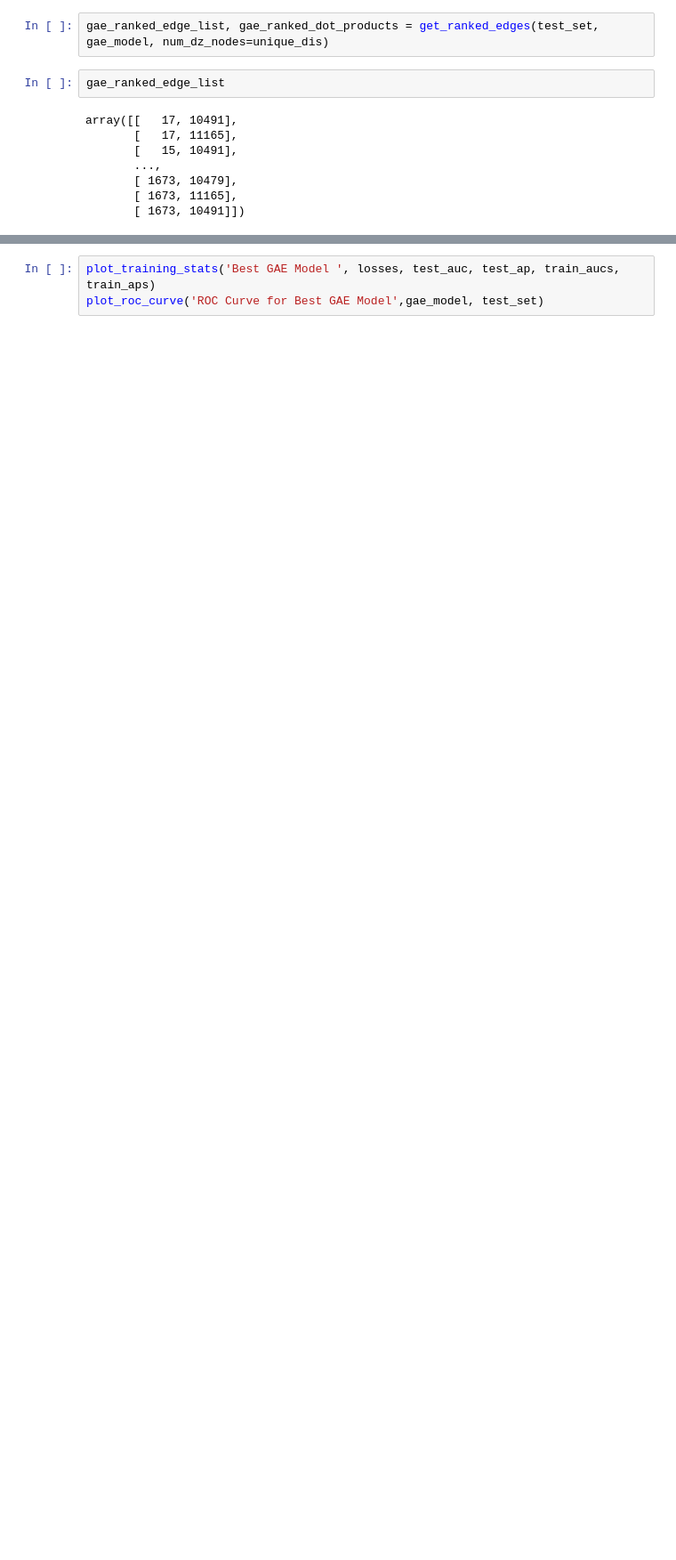
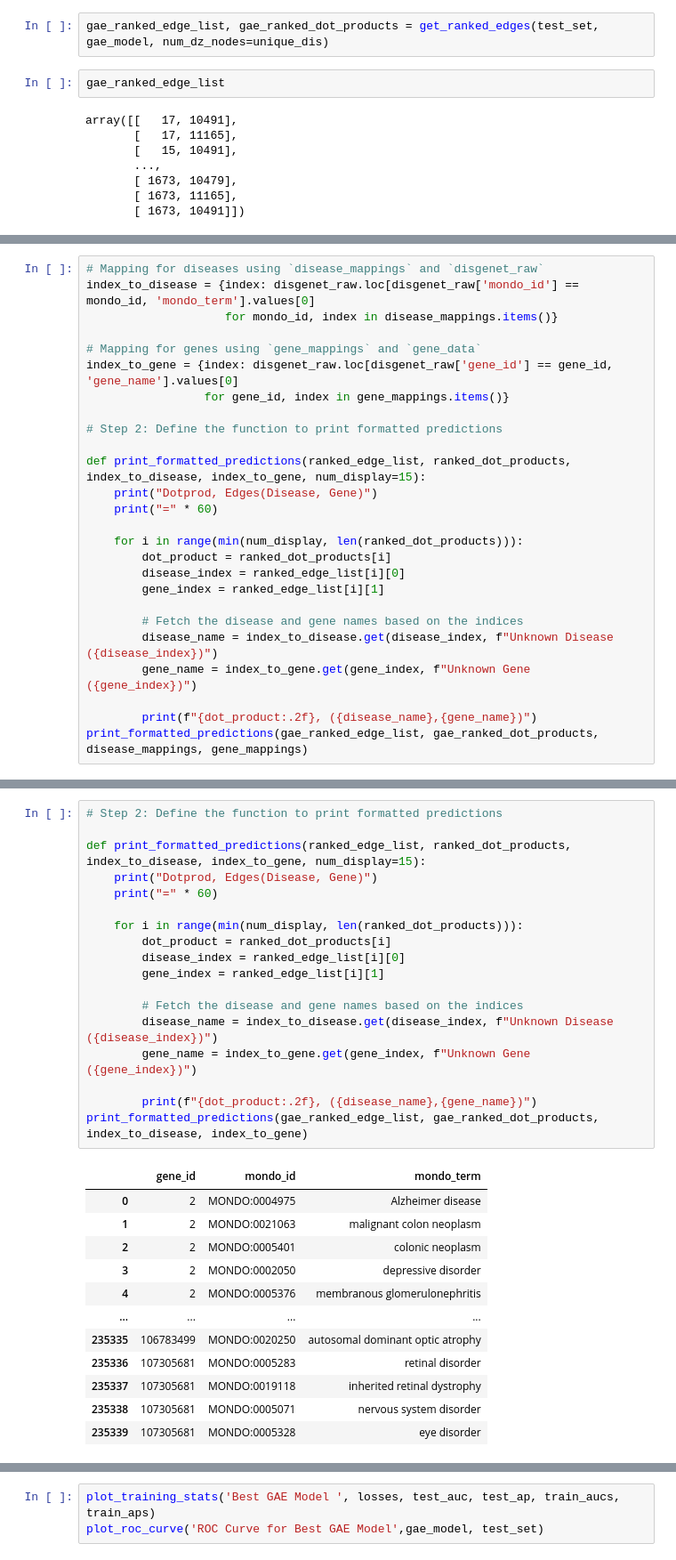
Before and after one commit to kay15vl/ReDrugGraph, a Jupyter notebook: scripts/gnn_implementation.ipynb, the cells around one changed output, grey strips where cells are left out. Shown at 89% size. Drawn from its saved outputs; the diff is of its cells as text; blank space fills up the shorter version.

Commit message:
Added section to get the dot product results. Trying to format results so it says the disease and the new connected gene to disease edges. Need to add gene name to the disgenet raw data frame.

```diff
--- a/scripts/gnn_implementation.ipynb
+++ b/scripts/gnn_implementation.ipynb
@@ -875,0 +881,26 @@ array([[   17, 10491],
+# %%
+# Mapping for diseases using `disease_mappings` and `disgenet_raw`
+index_to_disease = {index: disgenet_raw.loc[disgenet_raw['mondo_id'] == mondo_id, 'mondo_term'].values[0]
+                    for mondo_id, index in disease_mappings.items()}
+
+# Mapping for genes using `gene_mappings` and `gene_data`
+index_to_gene = {index: disgenet_raw.loc[disgenet_raw['gene_id'] == gene_id, 'gene_name'].values[0]
+                 for gene_id, index in gene_mappings.items()}
+
+# Step 2: Define the function to print formatted predictions
+
+def print_formatted_predictions(ranked_edge_list, ranked_dot_products, index_to_disease, index_to_gene, num_display=15):
+    print("Dotprod, Edges(Disease, Gene)")
+    print("=" * 60)
+
+    for i in range(min(num_display, len(ranked_dot_products))):
+        dot_product = ranked_dot_products[i]
+        disease_index = ranked_edge_list[i][0]
+        gene_index = ranked_edge_list[i][1]
+
+        # Fetch the disease and gene names based on the indices
+        disease_name = index_to_disease.get(disease_index, f"Unknown Disease ({disease_index})")
+        gene_name = index_to_gene.get(gene_index, f"Unknown Gene ({gene_index})")
+
+        print(f"{dot_product:.2f}, ({disease_name},{gene_name})")
+print_formatted_predictions(gae_ranked_edge_list, gae_ranked_dot_products, disease_mappings, gene_mappings)
@@ -875,0 +909,31 @@ array([[   17, 10491],
+# %%
+# Step 2: Define the function to print formatted predictions
+
+def print_formatted_predictions(ranked_edge_list, ranked_dot_products, index_to_disease, index_to_gene, num_display=15):
+    print("Dotprod, Edges(Disease, Gene)")
+    print("=" * 60)
+
+    for i in range(min(num_display, len(ranked_dot_products))):
+        dot_product = ranked_dot_products[i]
+        disease_index = ranked_edge_list[i][0]
+        gene_index = ranked_edge_list[i][1]
+
+        # Fetch the disease and gene names based on the indices
+        disease_name = index_to_disease.get(disease_index, f"Unknown Disease ({disease_index})")
+        gene_name = index_to_gene.get(gene_index, f"Unknown Gene ({gene_index})")
+
+        print(f"{dot_product:.2f}, ({disease_name},{gene_name})")
+print_formatted_predictions(gae_ranked_edge_list, gae_ranked_dot_products, index_to_disease, index_to_gene)
+# %% [output]
+|  | gene_id | mondo_id | mondo_term |
+| 0 | 2 | MONDO:0004975 | Alzheimer disease |
+| 1 | 2 | MONDO:0021063 | malignant colon neoplasm |
+| 2 | 2 | MONDO:0005401 | colonic neoplasm |
+| 3 | 2 | MONDO:0002050 | depressive disorder |
+| 4 | 2 | MONDO:0005376 | membranous glomerulonephritis |
+| ... | ... | ... | ... |
+| 235335 | 106783499 | MONDO:0020250 | autosomal dominant optic atrophy |
+| 235336 | 107305681 | MONDO:0005283 | retinal disorder |
+| 235337 | 107305681 | MONDO:0019118 | inherited retinal dystrophy |
+| 235338 | 107305681 | MONDO:0005071 | nervous system disorder |
+| 235339 | 107305681 | MONDO:0005328 | eye disorder |
```
Also changed, not shown: parts of 4 cells of this notebook.
